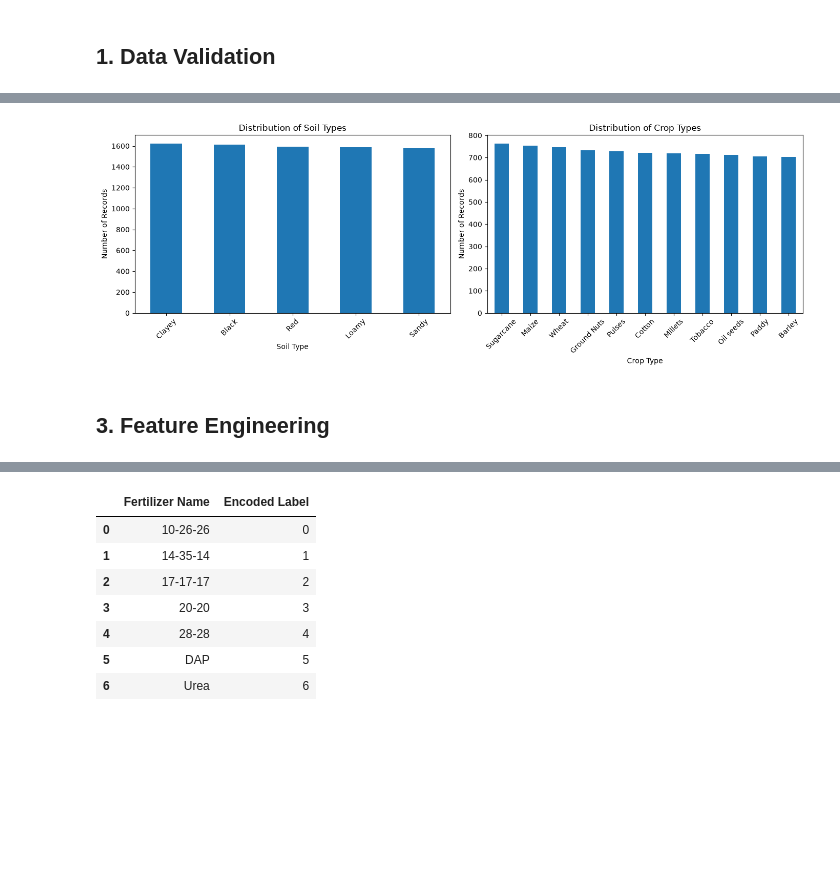
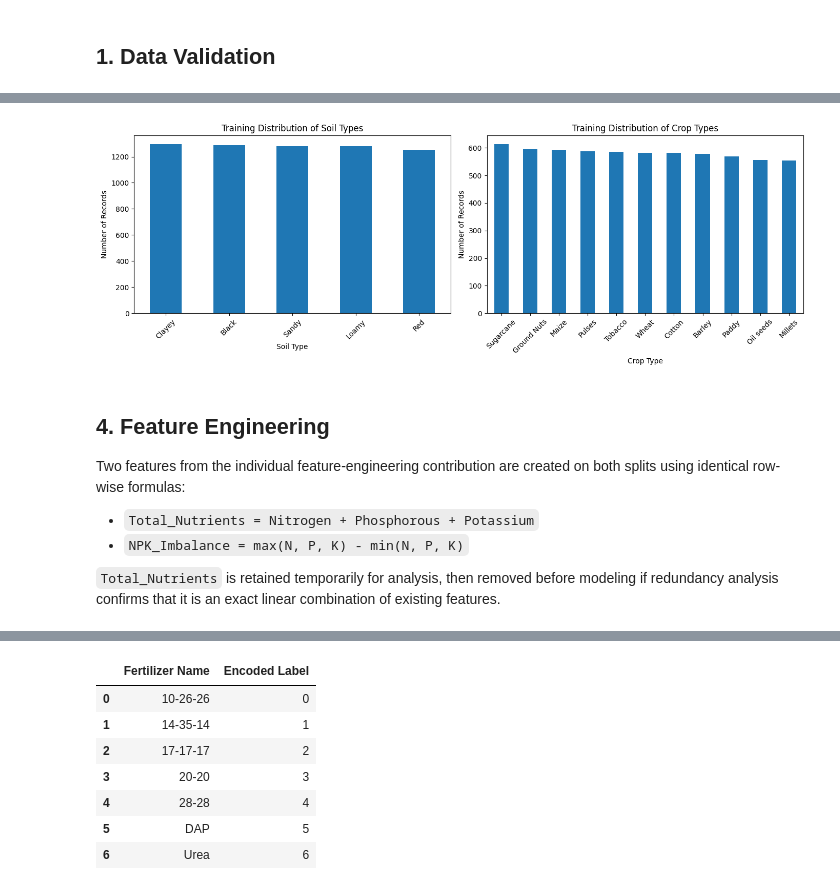
Before and after one commit to Kashmira-SK/crop-soil-fertilizer, a Jupyter notebook: group_pipeline.ipynb, the cells around one changed output, grey strips where cells are left out. Cells and saved outputs as stored; diff of their text form; code cells hidden in the pictures; blank space fills up the shorter version.

```diff
--- a/group_pipeline.ipynb
+++ b/group_pipeline.ipynb
@@ -66,0 +76,33 @@ Length: 7, dtype: str
+# %%
+X = df.drop(columns=["Fertilizer Name"])
+y = df["Fertilizer Name"]
+
+X_train, X_test, y_train, y_test = train_test_split(
+    X,
+    y,
+    test_size=0.20,
+    random_state=42,
+    stratify=y
+)
+
+print("Training shape:", X_train.shape)
+print("Testing shape:", X_test.shape)
+
+distribution = pd.concat(
+    [
+        y.value_counts(normalize=True).rename("Full Dataset"),
+        y_train.value_counts(normalize=True).rename("Training"),
+        y_test.value_counts(normalize=True).rename("Testing")
+    ],
+    axis=1
+) * 100
+
+print(distribution.round(2))
+
+distribution.plot(kind="bar", figsize=(10, 5))
+plt.ylabel("Percentage of Records")
+plt.title("Fertilizer Class Distribution Before and After Split")
+plt.xticks(rotation=45)
+plt.tight_layout()
+plt.savefig(PLOT_DIR / "class_distribution_split.png")
+plt.show()
@@ -67,21 +126,28 @@ Length: 7, dtype: str
 # %%
 fig, axes = plt.subplots(1, 2, figsize=(14, 5))
 
-df["Soil Type"].value_counts().plot(kind="bar", ax=axes[0])
-axes[0].set_title("Distribution of Soil Types")
+X_train["Soil Type"].value_counts().plot(kind="bar", ax=axes[0])
+axes[0].set_title("Training Distribution of Soil Types")
 axes[0].set_ylabel("Number of Records")
 axes[0].tick_params(axis="x", rotation=45)
 
-df["Crop Type"].value_counts().plot(kind="bar", ax=axes[1])
-axes[1].set_title("Distribution of Crop Types")
+X_train["Crop Type"].value_counts().plot(kind="bar", ax=axes[1])
+axes[1].set_title("Training Distribution of Crop Types")
 axes[1].set_ylabel("Number of Records")
 axes[1].tick_params(axis="x", rotation=45)
 
 plt.tight_layout()
 plt.savefig(PLOT_DIR / "categorical_distributions.png")
 plt.show()
 # %% [output]
-[figure, old version]
+[figure, new version]
-# %% [markdown]
-## 3. Feature Engineering
+# %% [markdown]
+## 4. Feature Engineering
+
+Two features from the individual feature-engineering contribution are created on both splits using identical row-wise formulas:
+
+- `Total_Nutrients = Nitrogen + Phosphorous + Potassium`
+- `NPK_Imbalance = max(N, P, K) - min(N, P, K)`
+
+`Total_Nutrients` is retained temporarily for analysis, then removed before modeling if redundancy analysis confirms that it is an exact linear combination of existing features.
 # %%
```
Also changed, not shown: parts of 23 cells of this notebook.
